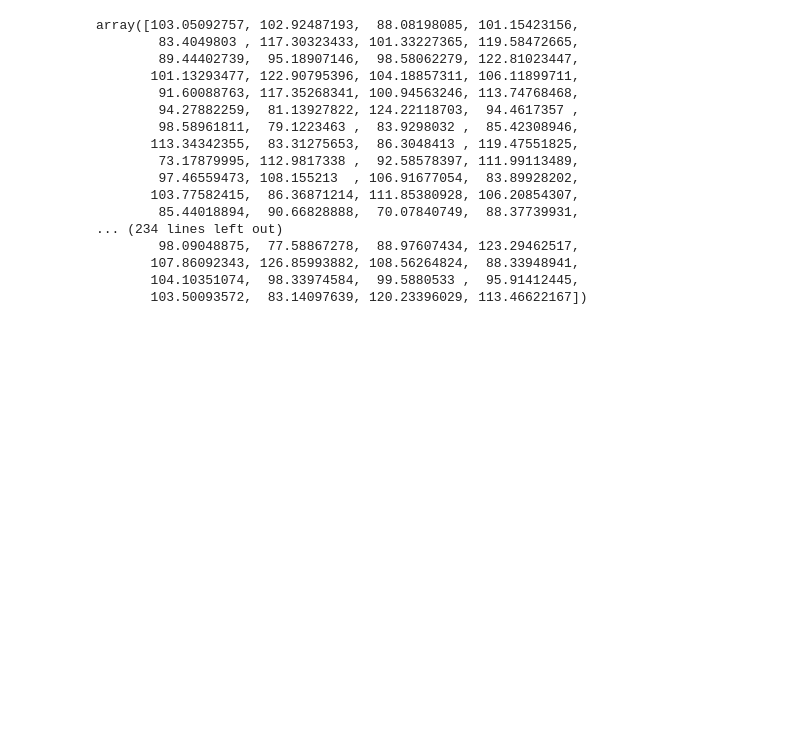
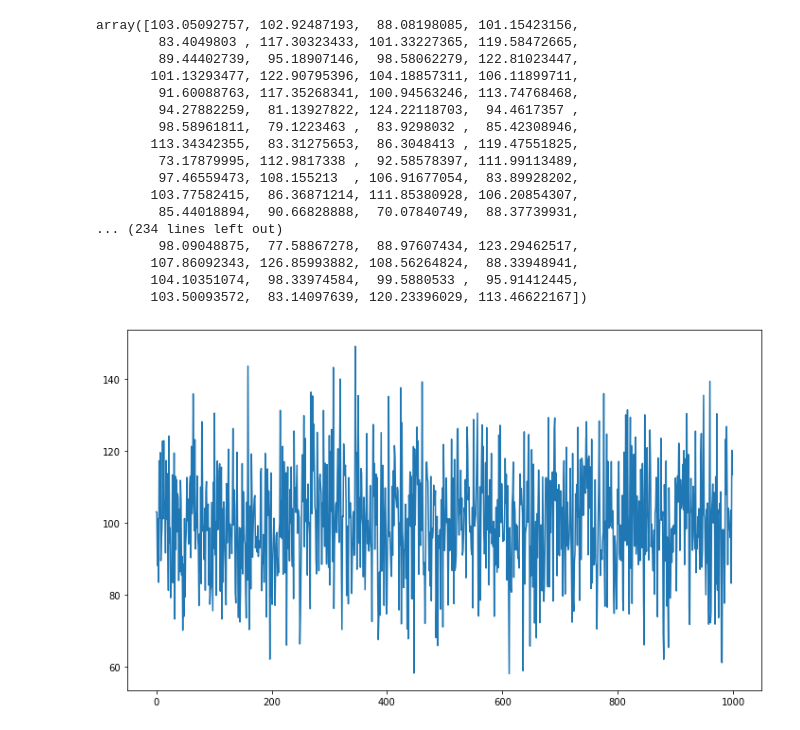
Before and after one commit to Ertugrul-Kurubal/Statistics-With-Python, a Jupyter notebook: Statistics Review.ipynb, the cells around one changed output. Cells and saved outputs as stored; diff of their text form; code cells hidden in the pictures; blank space fills up the shorter version.

Commit message:
lineplot

```diff
--- a/Statistics Review.ipynb
+++ b/Statistics Review.ipynb
@@ -32,3 +32,8 @@ array([103.05092757, 102.92487193,  88.08198085, 101.15423156,
        107.86092343, 126.85993882, 108.56264824,  88.33948941,
        104.10351074,  98.33974584,  99.5880533 ,  95.91412445,
        103.50093572,  83.14097639, 120.23396029, 113.46622167])
+# %%
+plt.figure(figsize=(12,7))
+sns.lineplot(y=samples, x=range(0,1000));
+# %% [output]
+[figure, added]
```
Also changed, not shown: parts of 1 cell of this notebook.
